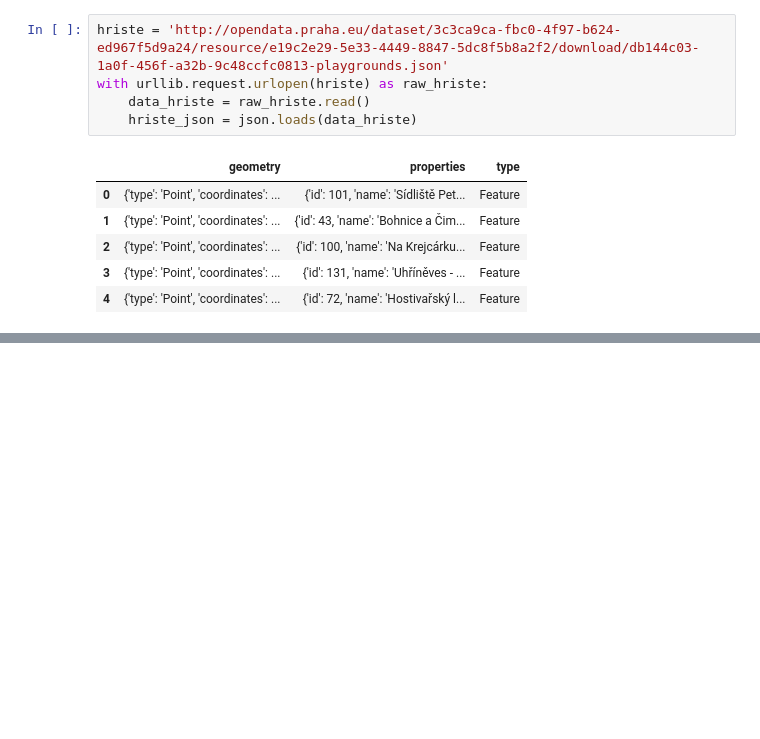
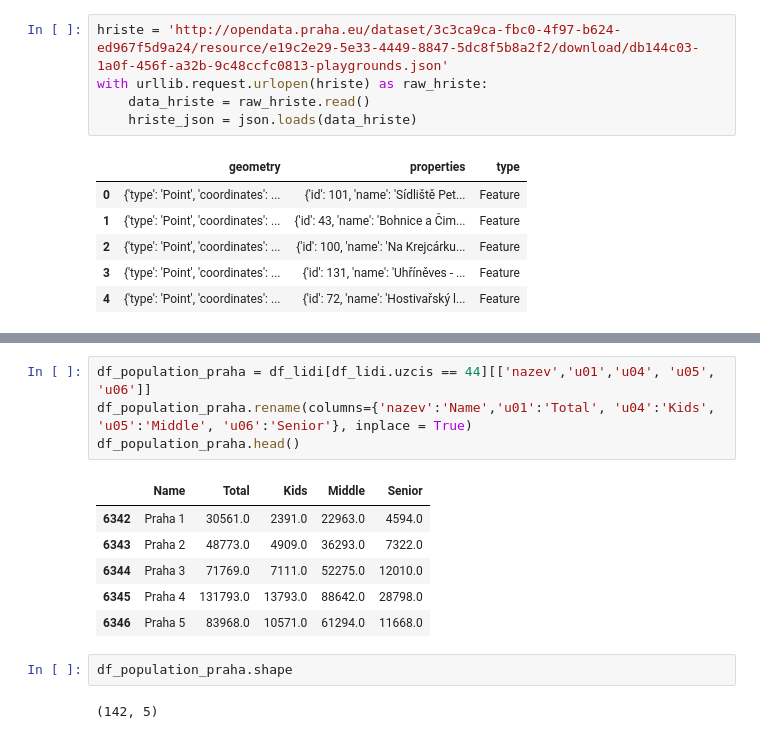
Before and after one commit to tonnyeremin/Urban-Data-Science, a Jupyter notebook: Praha Claaaifier.ipynb, the cells around one changed output, grey strips where cells are left out. Saved outputs shown, nothing was run; the diff lists cells and outputs as text; blank space fills up the shorter version.

```diff
--- a/Praha Claaaifier.ipynb
+++ b/Praha Claaaifier.ipynb
@@ -144,0 +157,15 @@ prague_map
+# %%
+df_population_praha = df_lidi[df_lidi.uzcis == 44][['nazev','u01','u04', 'u05', 'u06']]
+df_population_praha.rename(columns={'nazev':'Name','u01':'Total', 'u04':'Kids', 'u05':'Middle', 'u06':'Senior'}, inplace = True)
+df_population_praha.head()
+# %% [output]
+|  | Name | Total | Kids | Middle | Senior |
+| 6342 | Praha 1 | 30561.0 | 2391.0 | 22963.0 | 4594.0 |
+| 6343 | Praha 2 | 48773.0 | 4909.0 | 36293.0 | 7322.0 |
+| 6344 | Praha 3 | 71769.0 | 7111.0 | 52275.0 | 12010.0 |
+| 6345 | Praha 4 | 131793.0 | 13793.0 | 88642.0 | 28798.0 |
+| 6346 | Praha 5 | 83968.0 | 10571.0 | 61294.0 | 11668.0 |
+# %%
+df_population_praha.shape
+# %% [output]
+(142, 5)
```
Also changed, not shown: parts of 1 cell of this notebook.
